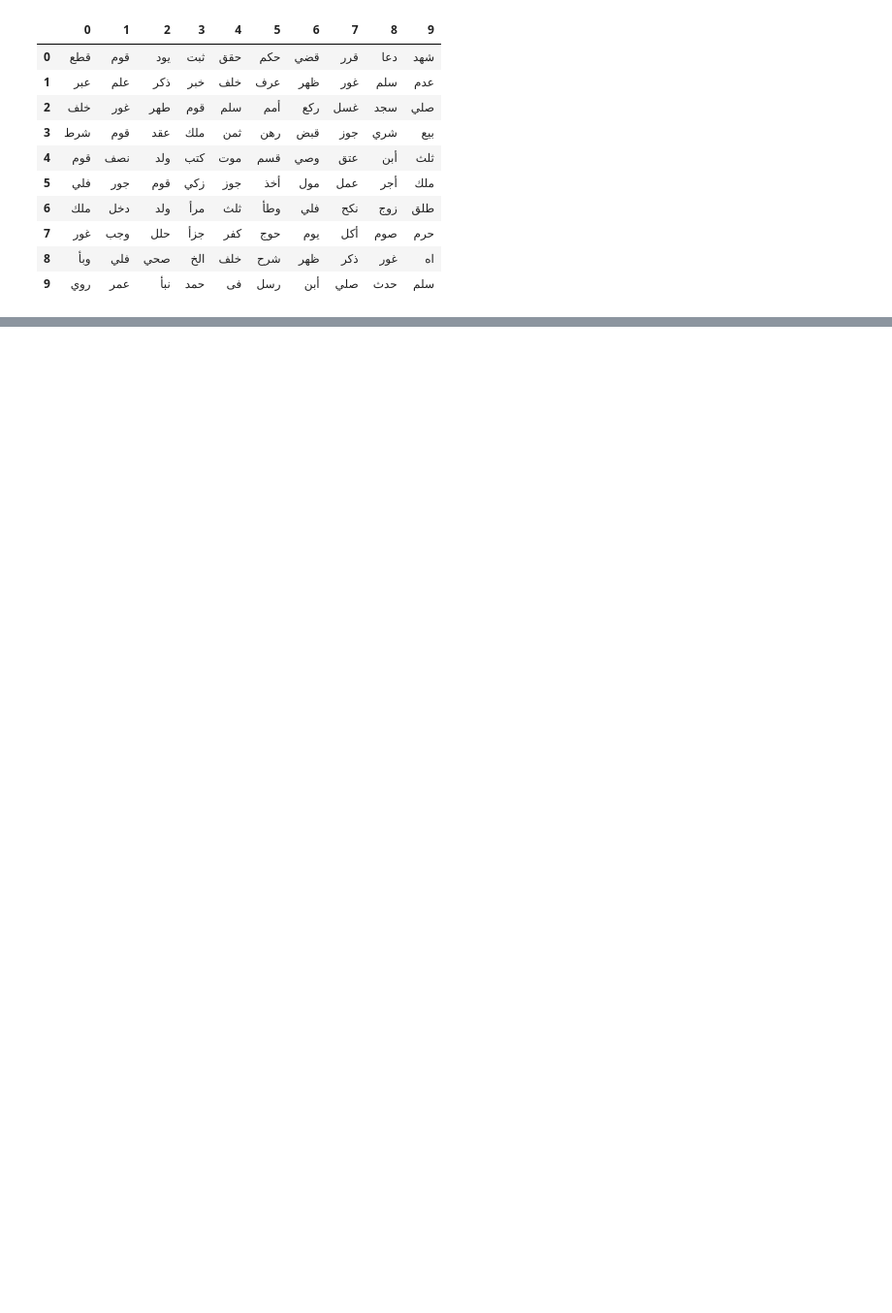
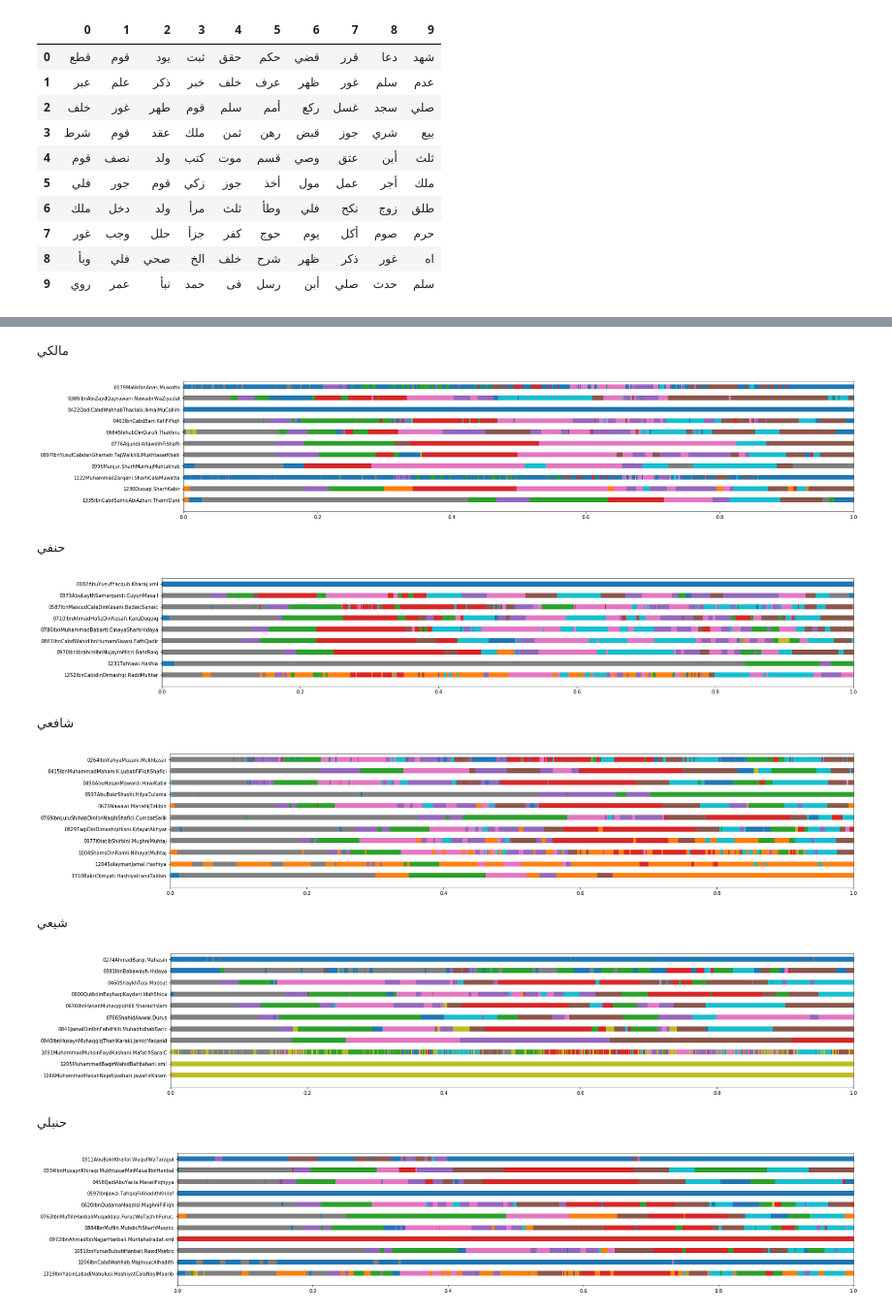
Before and after one commit to arabic-digital-humanities/adhtools, a Jupyter notebook: notebooks/TopicModelingVisualization.ipynb, the cells around one changed output, grey strips where cells are left out. Shown at 97% size. Cells and saved outputs as stored; diff of their text form; code cells hidden in the pictures; blank space fills up the shorter version.

```diff
--- a/notebooks/TopicModelingVisualization.ipynb
+++ b/notebooks/TopicModelingVisualization.ipynb
@@ -59,0 +68,3 @@ largest_topics.head()
+# %%
+metadata_newind['topic'] = largest_topics.set_index(['book', 'chapter'])['topic']
+metadata_newind['topic_name'] = [topic_names[int(topic)] for topic in metadata_newind['topic']]
@@ -59,0 +73,8 @@ largest_topics.head()
+# %%
+largest_topics['x1'] = largest_topics.groupby('book')['length'].transform(pd.Series.cumsum)
+largest_topics['x0'] = largest_topics['x1'] - largest_topics['length']
+# %%
+largest_topics['total_length'] = largest_topics.groupby('book')['x1'].transform(lambda l: [l.max()]*len(l))
+# %%
+largest_topics['perc0'] = largest_topics['x0'] / largest_topics['total_length']
+largest_topics['perc1'] = largest_topics['x1'] / largest_topics['total_length']
@@ -111,0 +153,19 @@ Index(['All_tokens_per-century', 'AuthorAKA', 'AuthorBORNC', 'AuthorBORNH',
+# %%
+for subj in metadata.BookSUBJ.unique():
+    if type(subj)==str:
+        print(subj)
+        ind_sub = metadata_newind[metadata_newind.BookSUBJ==subj].index.to_frame()
+        ind_sub.columns = ['book', 'chapter']
+        largest_topics_sub = largest_topics.merge(ind_sub, how='inner')
+        plot_bar_per_book(largest_topics_sub, 'perc0', 'perc1', largest_topics_sub.book.unique(), topic_names, legend=False)
+# %% [output]
+مالكي
+[figure, added]
+حنفي
+[figure, added]
+شافعي
+[figure, added]
+شيعي
+[figure, added]
+حنبلي
+[figure, added]
```
Also changed, not shown: parts of 20 cells of this notebook, 2 other files.
